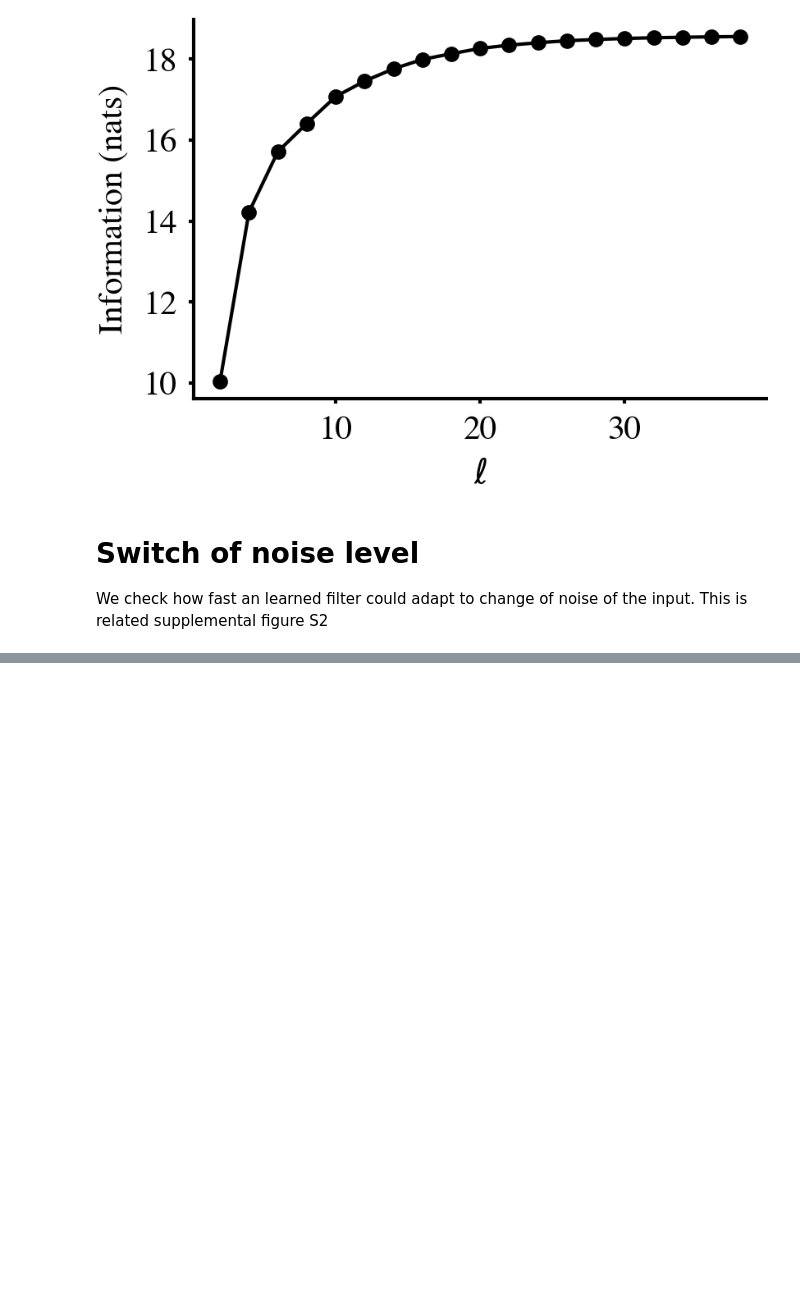
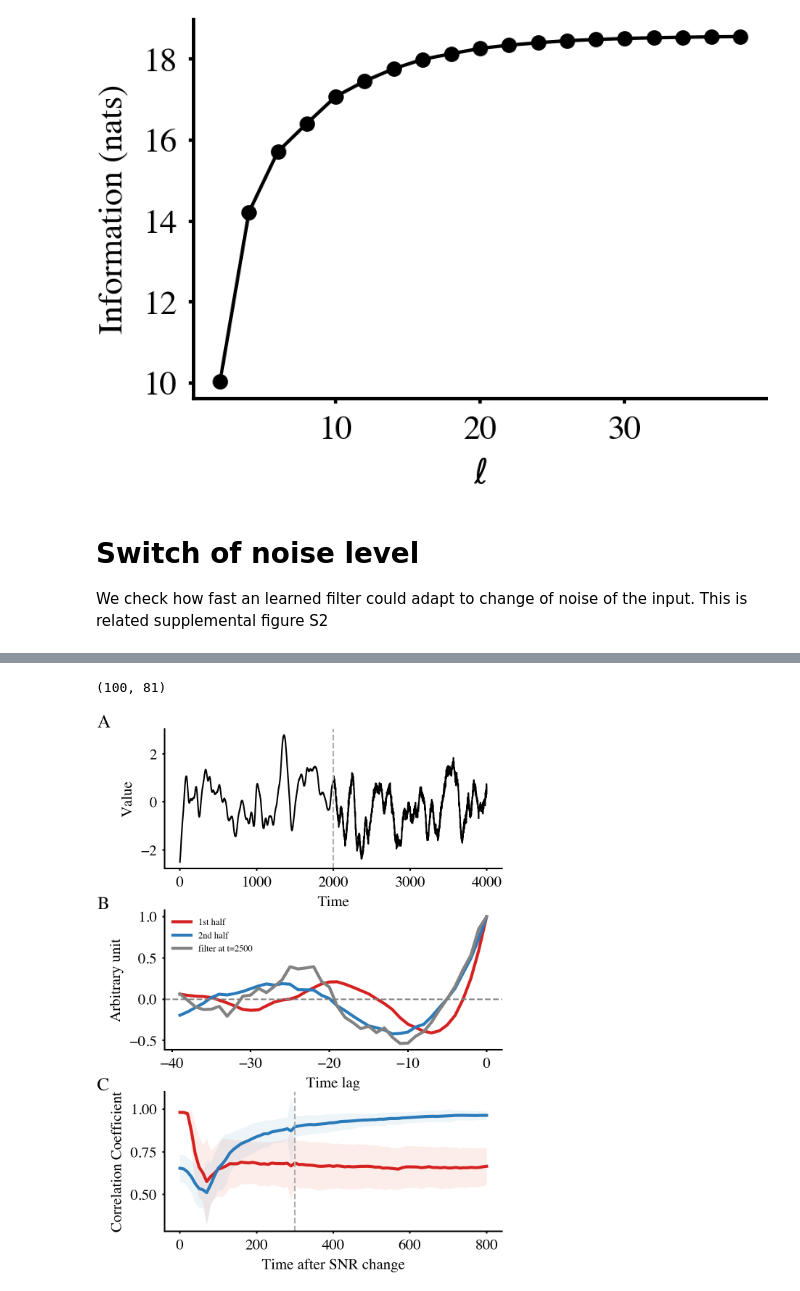
Before and after one commit to ShawnQin/ReSU, a Jupyter notebook: gaussian_processes.ipynb, the cells around one changed output, grey strips where cells are left out. Cells and saved outputs as stored; diff of their text form; code cells hidden in the pictures; blank space fills up the shorter version.

```diff
--- a/gaussian_processes.ipynb
+++ b/gaussian_processes.ipynb
@@ -1650,0 +1618,70 @@ NameError: name 'np' is not defined
+# %%
+coef_flts_1.shape
+# %% [output]
+(100, 81)
+# %%
+# define seaborn colors, blues, reds and grays
+import seaborn as sns
+blues = sns.color_palette("Blues")
+reds = sns.color_palette("Reds")
+grays = sns.color_palette("Greys")
+
+fig,ax = plt.subplots(3,1,figsize=(4,6))
+# adjust horizontal space between subplots
+fig.subplots_adjust(hspace=0.3)
+
+# add A B C to the top of each subplot
+# first the example trajectory
+xs = np.arange(rq_sel.shape[0])
+ax[0].plot(xs,rq_sel, color='k',linewidth=1)
+ax[0].axvline(x=2000, color=grays[-4], linestyle='--')
+ax[0].set_xlabel("Time")
+ax[0].set_ylabel("Value")
+# add "A" to the top left corner of the subplot
+ax[0].text(-0.2, 1.1, "A", transform=ax[0].transAxes, fontsize=12, fontweight='bold', va='top', ha='left')
+
+# first and second reference filters
+xs = np.arange(fil_start.shape[0])
+ax[1].plot(np.flip(-xs),np.flip(fil_start*np.sign(fil_start[0])), color=reds[-2],linewidth=2,label='1st half')
+ax[1].plot(np.flip(-xs),np.flip(fil_end*np.sign(fil_end[0])), color=blues[-2],linewidth=2,label='2nd half')
+ax[1].plot(np.flip(-xs),np.flip(filt_sel*np.sign(filt_sel[0])), label='filter at t=2500', color=grays[-3],linewidth=2)
+ax[1].legend()
+ax[1].axhline(y=0, color='grey', linestyle='--')
+ax[1].set_xlabel("Time lag")
+ax[1].set_ylabel("Arbitrary unit")
+# add "B"  to the top left corner of the subplot
+ax[1].text(-0.2, 1.1, "B", transform=ax[1].transAxes, fontsize=12, fontweight='bold', va='top', ha='left')
+
+# # plot the mean and std of the coef_flts, compared with the first filter
+xs = np.arange(coef_flts_1.shape[1])*sep
+ax[2].plot(xs,coef_flts_1.mean(axis=0), color=reds[-2],linewidth=2)
+ax[2].fill_between(
+    xs,
+    coef_flts_1.mean(axis=0) - coef_flts_1.std(axis=0),
+    coef_flts_1.mean(axis=0) + coef_flts_1.std(axis=0),
+    alpha=0.1,
+    lw=0,
+    color=reds[3],
+)
+
+ax[2].plot(xs,coef_flts_2.mean(axis=0), color=blues[-2],linewidth=2)
+ax[2].fill_between(
+    xs,
+    coef_flts_2.mean(axis=0) - coef_flts_2.std(axis=0),
+    coef_flts_2.mean(axis=0) + coef_flts_2.std(axis=0),
+    alpha=0.1,
+    lw=0,
+    color=blues[3],
+)
+# set x and y labels
+# adda a vertical line at x = 300
+ax[2].axvline(x=300, color=grays[-4], linestyle='--')
+ax[2].set_xlabel("Time after SNR change")
+ax[2].set_ylabel("Correlation Coefficient")
+# add "C"  to the top left corner of the subplot
+ax[2].text(-0.2, 1.1, "C", transform=ax[2].transAxes, fontsize=12, fontweight='bold', va='top', ha='left')
+# plt.show()
+
+fig.savefig('./figures/figS2.pdf', dpi=300, bbox_inches='tight')
+# %% [output]
+[figure, added]
```
Also changed, not shown: parts of 17 cells of this notebook, 1 other file.
